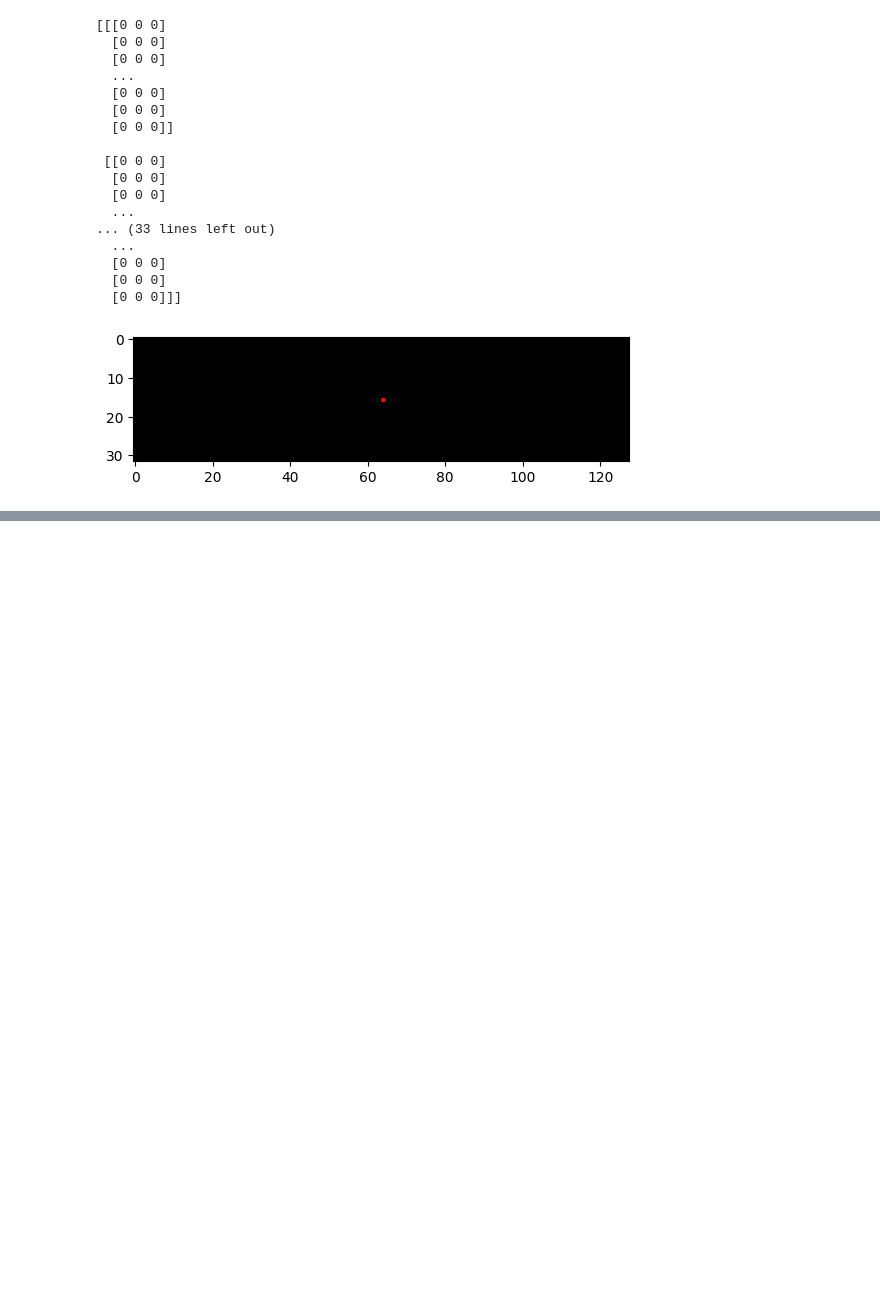
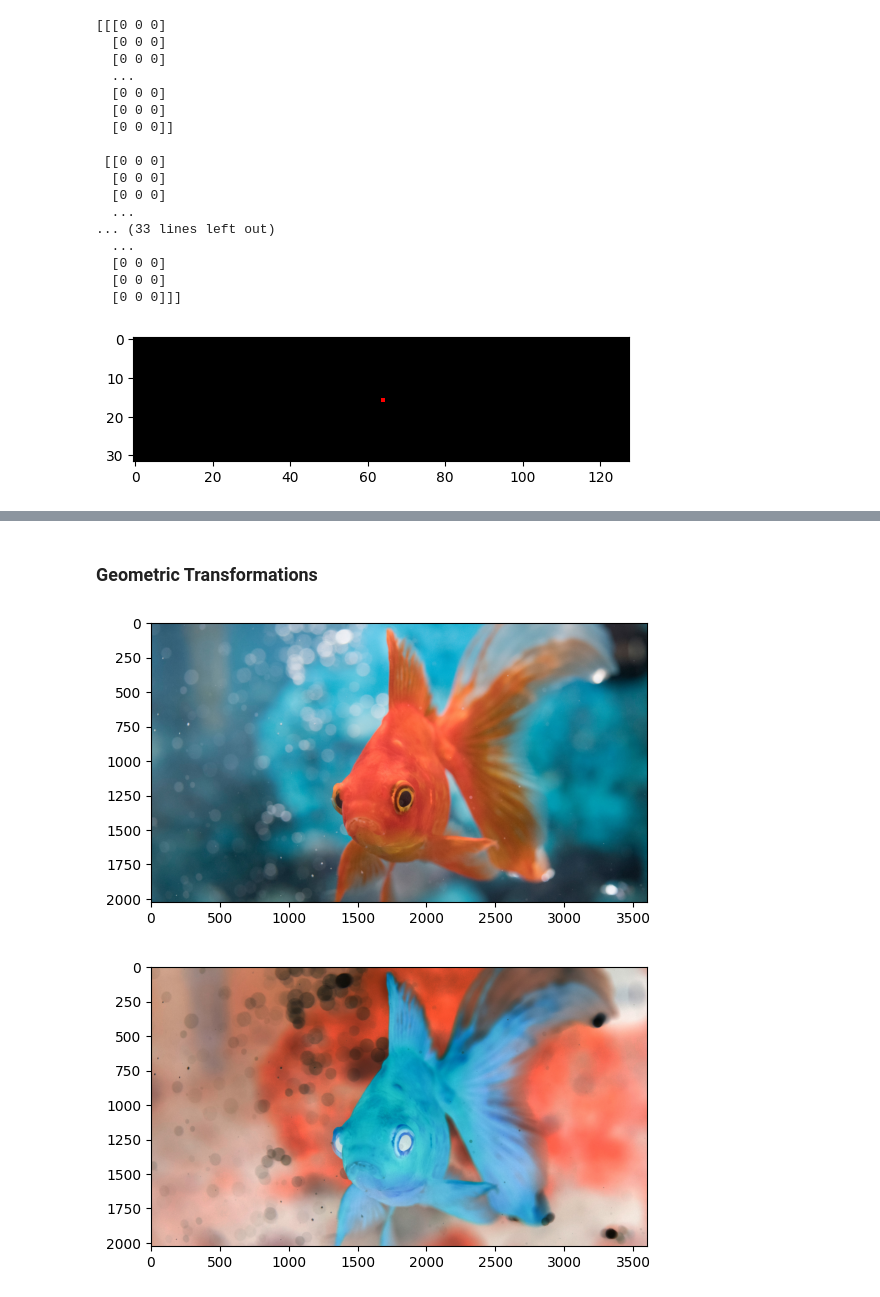
Before and after one commit to svabela5/IPVCLectures, a Jupyter notebook: lecture2.ipynb, the cells around one changed output, grey strips where cells are left out. Cells and saved outputs as stored; diff of their text form; code cells hidden in the pictures; blank space fills up the shorter version.

```diff
--- a/lecture2.ipynb
+++ b/lecture2.ipynb
@@ -86,0 +91,16 @@ plt.show()
+# %% [markdown]
+### Geometric Transformations
+# %%
+#invert all pixels in the image
+imBGR = cv2.imread('images/goldfish.jpg')
+
+imRGB = cv2.cvtColor(imBGR, cv2.COLOR_BGR2RGB)
+plt.imshow(imRGB)
+plt.show()
+
+invertedRGB = 255 - imRGB
+plt.imshow(invertedRGB)
+plt.show()
+# %% [output]
+[figure, added]
+[figure, added]
```
Also changed, not shown: parts of 8 cells of this notebook, 1 other file.
